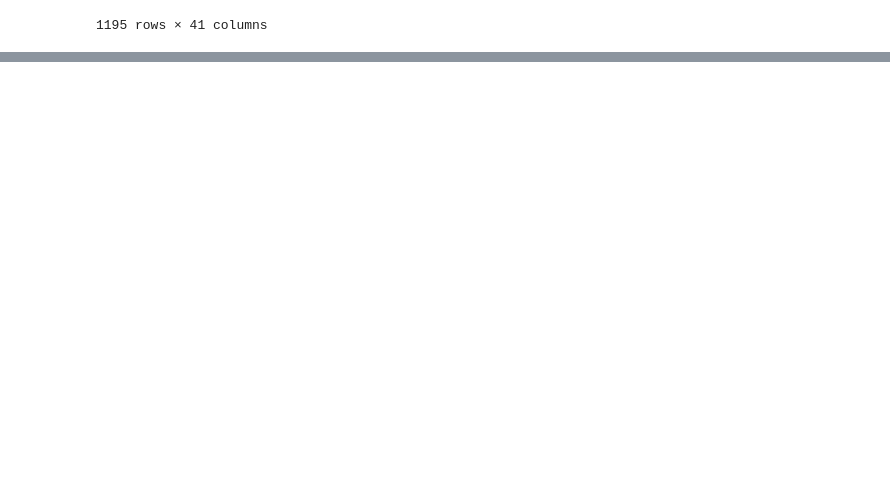
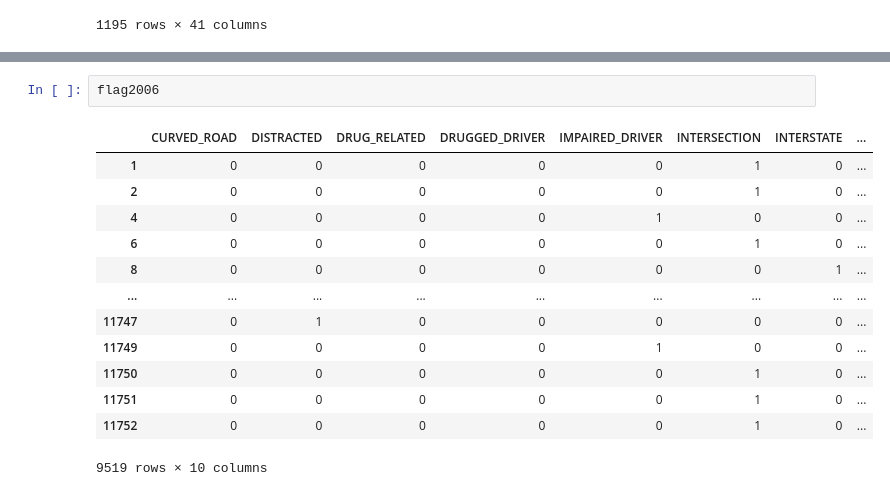
Before and after one commit to hahuynh1/Data-Science-ITS-Capstone, a Jupyter notebook: ITS.ipynb, the cells around one changed output, grey strips where cells are left out. Drawn from its saved outputs; the diff is of its cells as text; blank space fills up the shorter version.

```diff
--- a/ITS.ipynb
+++ b/ITS.ipynb
@@ -186,0 +302,16 @@ merged_2006
+# %%
+flag2006
+# %% [output]
+|  | CURVED_ROAD | DISTRACTED | DRUG_RELATED | DRUGGED_DRIVER | IMPAIRED_DRIVER | INTERSECTION | INTERSTATE | ... |
+| 1 | 0 | 0 | 0 | 0 | 0 | 1 | 0 | ... |
+| 2 | 0 | 0 | 0 | 0 | 0 | 1 | 0 | ... |
+| 4 | 0 | 0 | 0 | 0 | 1 | 0 | 0 | ... |
+| 6 | 0 | 0 | 0 | 0 | 0 | 1 | 0 | ... |
+| 8 | 0 | 0 | 0 | 0 | 0 | 0 | 1 | ... |
+| ... | ... | ... | ... | ... | ... | ... | ... | ... |
+| 11747 | 0 | 1 | 0 | 0 | 0 | 0 | 0 | ... |
+| 11749 | 0 | 0 | 0 | 0 | 1 | 0 | 0 | ... |
+| 11750 | 0 | 0 | 0 | 0 | 0 | 1 | 0 | ... |
+| 11751 | 0 | 0 | 0 | 0 | 0 | 1 | 0 | ... |
+| 11752 | 0 | 0 | 0 | 0 | 0 | 1 | 0 | ... |
+9519 rows × 10 columns
```
Also changed, not shown: parts of 28 cells of this notebook.
